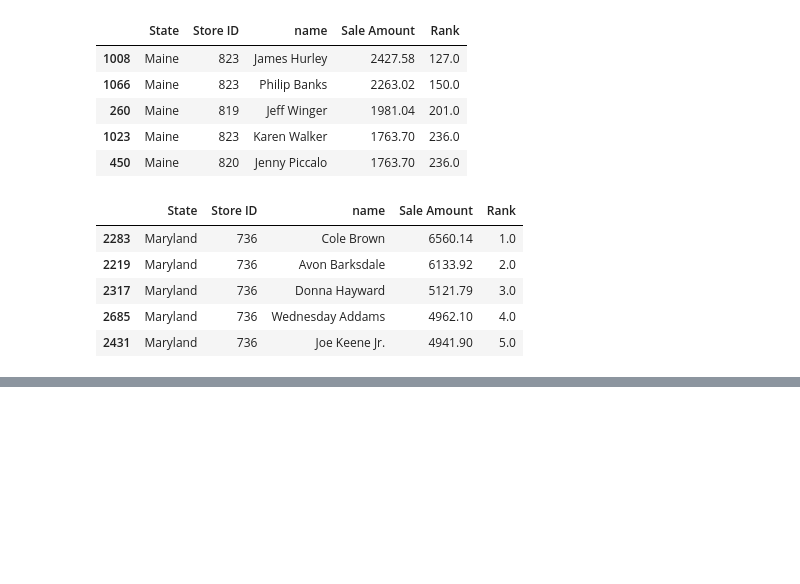
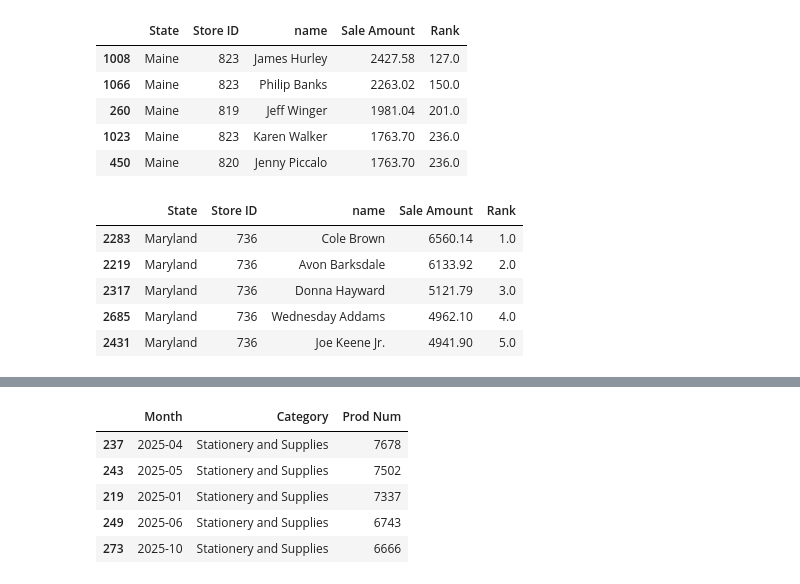
Before and after one commit to Tita9630/Capstone_2, a Jupyter notebook: Zergaw_sales_analysis.ipynb, the cells around one changed output, grey strips where cells are left out. Saved outputs shown, nothing was run; the diff lists cells and outputs as text; code cells hidden in the pictures; blank space fills up the shorter version.

```diff
--- a/Zergaw_sales_analysis.ipynb
+++ b/Zergaw_sales_analysis.ipynb
@@ -230,0 +259,9 @@ top_customers[top_customers['State'] == 'Maryland'].head() # Top 5 spending cust
+# %%
+transactions.sort_values(by='Prod Num', ascending=False).head()
+# %% [output]
+|  | Month | Category | Prod Num |
+| 237 | 2025-04 | Stationery and Supplies | 7678 |
+| 243 | 2025-05 | Stationery and Supplies | 7502 |
+| 219 | 2025-01 | Stationery and Supplies | 7337 |
+| 249 | 2025-06 | Stationery and Supplies | 6743 |
+| 273 | 2025-10 | Stationery and Supplies | 6666 |
```
Also changed, not shown: parts of 18 cells of this notebook.
